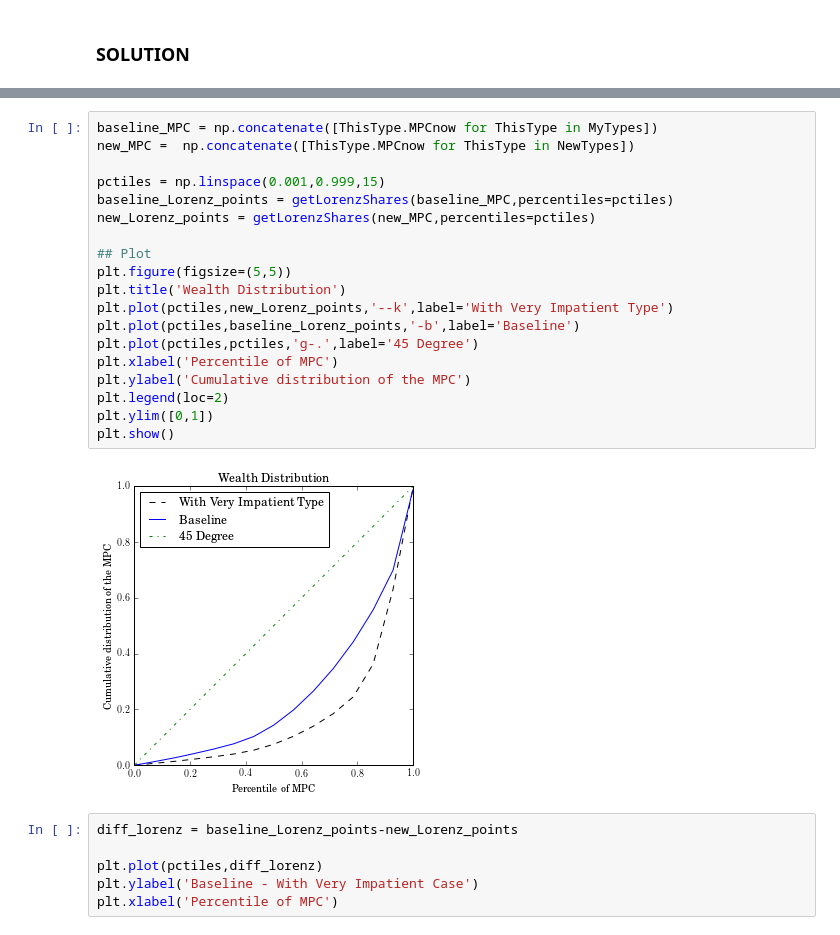
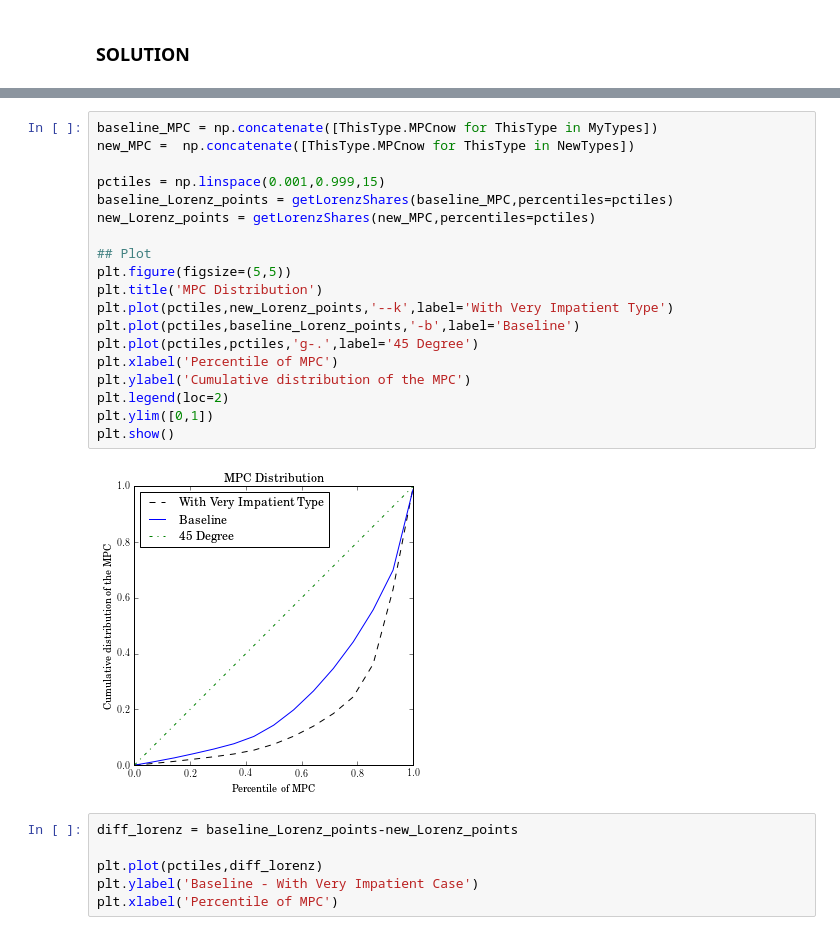
Before and after one commit to iworld1991/DemARK_course, a Jupyter notebook: notebooks/Micro-and-Macro-Implications-of-Very-Impatient-HHs-Problems-TWang.ipynb, the cells around one changed output, grey strips where cells are left out. Cells and saved outputs as stored; diff of their text form.

```diff
--- a/notebooks/Micro-and-Macro-Implications-of-Very-Impatient-HHs-Problems-TWang.ipynb
+++ b/notebooks/Micro-and-Macro-Implications-of-Very-Impatient-HHs-Problems-TWang.ipynb
@@ -375,24 +385,24 @@ The $\texttt{matplotlib}$ library provides plotting functionality that replicate
 # %%
 baseline_MPC = np.concatenate([ThisType.MPCnow for ThisType in MyTypes])
 new_MPC =  np.concatenate([ThisType.MPCnow for ThisType in NewTypes])
 
 pctiles = np.linspace(0.001,0.999,15)
 baseline_Lorenz_points = getLorenzShares(baseline_MPC,percentiles=pctiles)
 new_Lorenz_points = getLorenzShares(new_MPC,percentiles=pctiles)
 
 ## Plot
 plt.figure(figsize=(5,5))
-plt.title('Wealth Distribution')
+plt.title('MPC Distribution')
 plt.plot(pctiles,new_Lorenz_points,'--k',label='With Very Impatient Type')
 plt.plot(pctiles,baseline_Lorenz_points,'-b',label='Baseline')
 plt.plot(pctiles,pctiles,'g-.',label='45 Degree')
 plt.xlabel('Percentile of MPC')
 plt.ylabel('Cumulative distribution of the MPC')
 plt.legend(loc=2)
 plt.ylim([0,1])
 plt.show()
 # %% [output]
-[figure, old version]
+[figure, new version]
 # %%
 diff_lorenz = baseline_Lorenz_points-new_Lorenz_points
 
```
Also changed, not shown: parts of 10 cells of this notebook, 1 other file.
